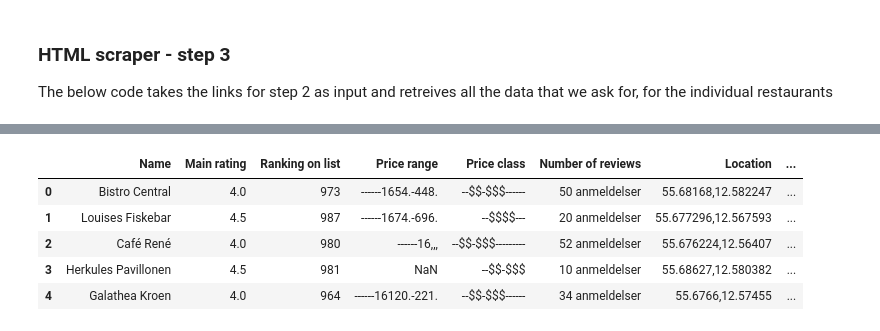
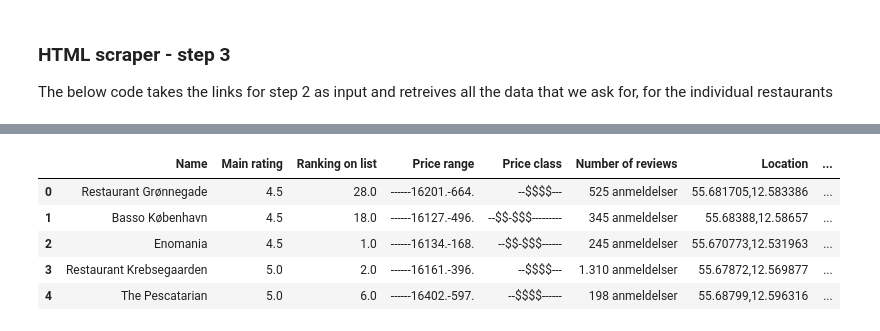
Before and after one commit to EMCK3N/SDS2019-grp20, a Jupyter notebook: TripAdvisor_scraper.ipynb, the cells around one changed output, grey strips where cells are left out. Cells and saved outputs as stored; diff of their text form; code cells hidden in the pictures.

Commit message:
Updated scraper and data

```diff
--- a/TripAdvisor_scraper.ipynb
+++ b/TripAdvisor_scraper.ipynb
@@ -368,7 +449,7 @@ trip_data_2.head()
 # %%
-trip_data_2.to_csv("Tripadvisordata_raw_xxx.csv", index=False)
+#trip_data.to_csv("Tripadvisordata_raw_0_2000.csv", index=False)
 
-ratings_df = pd.read_csv("Tripadvisordata_raw_xxx.csv")
+ratings_df = pd.read_csv("Tripadvisordata_raw_0_2000.csv")
 #trip_data.head()
 # %%
-ratings_df = ratings_df.drop(['Distance from Kgs. Nytorv'], axis=1)
+#ratings_df = ratings_df.drop(['Distance from Kgs. Nytorv'], axis=1)
@@ -411,6 +490,6 @@ ratings_df.head()
 # %%
-ratings_df = ratings_df[['Name', 'Main rating', 'Ranking on list', 'Price range', 'Price class', 'Number of reviews', 'Location', 'Distance from Kgs. Nytorv' , 'God pris', 'Mad', 'Service', 'Stemning']]
+ratings_df = ratings_df[['Name', 'Main rating', 'Ranking on list', 'Price range', 'Price class', 'Number of reviews', 'Location', 'Distance from Kgs. Nytorv' , 'God pris', 'Mad', 'Service', 'Stemning', 'Type of food', 'Address']]
 ratings_df = ratings_df.replace(regex=['&amp;'], value='&')
 ratings_df['Main rating'] = ratings_df['Main rating'].replace(regex=[','], value='.')
-ratings_df_new['Main rating'] = ratings_df_new['Main rating'].replace(regex=[','], value='.')
 ratings_df['Distance from Kgs. Nytorv'] = ratings_df['Distance from Kgs. Nytorv'].round()
+ratings_df.head()
@@ -417,6 +503,7 @@ ratings_df['Distance from Kgs. Nytorv'] = ratings_df['Distance from Kgs. Nytorv'
 # %%
-ratings_df['Good price'] = ratings_df['God pris'] / 10
+#ratings_df['Good price'] = ratings_df['God pris'] / 10
 ratings_df['Food'] = ratings_df['Mad'] / 10
 ratings_df['Service'] = ratings_df['Service'] / 10
 ratings_df['Atmosphere'] = ratings_df['Stemning'] / 10
 ratings_df = ratings_df.drop(['God pris', 'Mad', 'Stemning'], axis=1)
+ratings_df.head()
@@ -423,11 +517,11 @@ ratings_df = ratings_df.drop(['God pris', 'Mad', 'Stemning'], axis=1)
 # %%
-ratings_df.to_csv("Tripadvisordata_1000_1200.csv", index=False)
+ratings_df.to_csv("Tripadvisordata.csv", index=False)
 ratings_df.head()
 # %% [output]
 |  | Name | Main rating | Ranking on list | Price range | Price class | Number of reviews | Location | ... |
-| 0 | Bistro Central | 4.0 | 973 | ------1654.-448. | --$$-$$$------ | 50 anmeldelser | 55.68168,12.582247 | ... |
-| 1 | Louises Fiskebar | 4.5 | 987 | ------1674.-696. | --$$$$--- | 20 anmeldelser | 55.677296,12.567593 | ... |
-| 2 | Café René | 4.0 | 980 | ------16,,, | --$$-$$$--------- | 52 anmeldelser | 55.676224,12.56407 | ... |
-| 3 | Herkules Pavillonen | 4.5 | 981 | NaN | --$$-$$$ | 10 anmeldelser | 55.68627,12.580382 | ... |
-| 4 | Galathea Kroen | 4.0 | 964 | ------16120.-221. | --$$-$$$------ | 34 anmeldelser | 55.6766,12.57455 | ... |
+| 0 | Restaurant Grønnegade | 4.5 | 28.0 | ------16201.-664. | --$$$$--- | 525 anmeldelser | 55.681705,12.583386 | ... |
+| 1 | Basso København | 4.5 | 18.0 | ------16127.-496. | --$$-$$$--------- | 345 anmeldelser | 55.68388,12.58657 | ... |
+| 2 | Enomania | 4.5 | 1.0 | ------16134.-168. | --$$-$$$------ | 245 anmeldelser | 55.670773,12.531963 | ... |
+| 3 | Restaurant Krebsegaarden | 5.0 | 2.0 | ------16161.-396. | --$$$$--- | 1.310 anmeldelser | 55.67872,12.569877 | ... |
+| 4 | The Pescatarian | 5.0 | 6.0 | ------16402.-597. | --$$$$------ | 198 anmeldelser | 55.68799,12.596316 | ... |
 # %%
```
Also changed, not shown: parts of 23 cells of this notebook, 1 other file.
